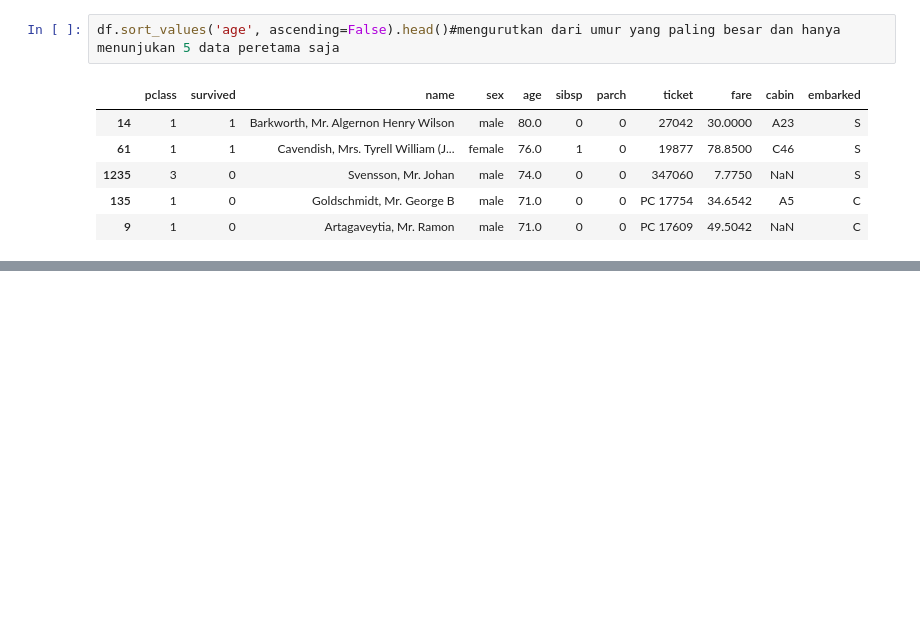
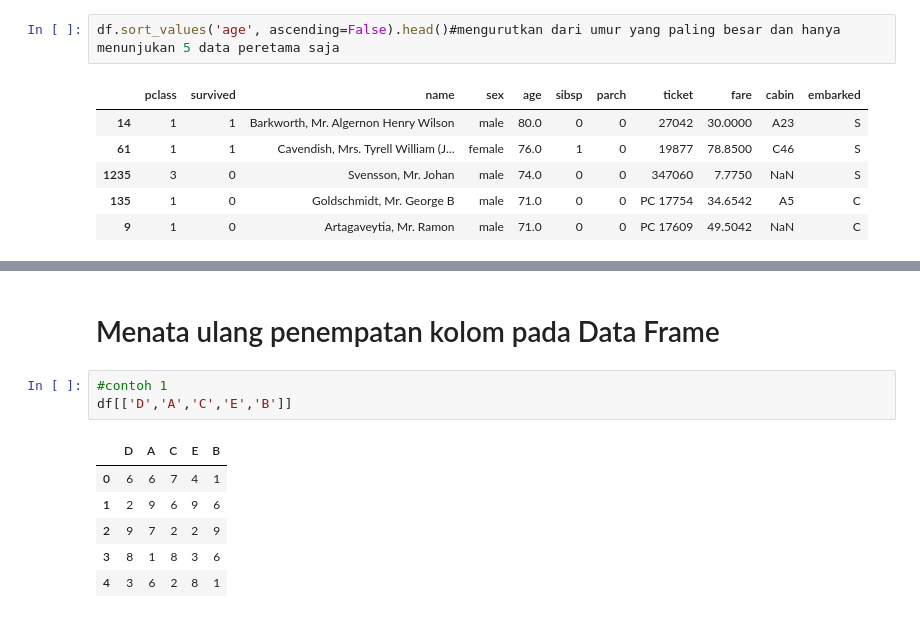
Before and after one commit to MarkvinsonAvatara/Pandas_learn, a Jupyter notebook: PythonPandasLearnWeek__11.ipynb, the cells around one changed output, grey strips where cells are left out. Saved outputs shown, nothing was run; the diff lists cells and outputs as text; blank space fills up the shorter version.

```diff
--- a/PythonPandasLearnWeek__11.ipynb
+++ b/PythonPandasLearnWeek__11.ipynb
@@ -109,0 +219,12 @@ df.sort_values(['survived', 'age']).head()#mengurutkan dari survied yang paling
+# %% [markdown]
+# Menata ulang penempatan kolom pada Data Frame
+# %%
+#contoh 1
+df[['D','A','C','E','B']]
+# %% [output]
+|  | D | A | C | E | B |
+| 0 | 6 | 6 | 7 | 4 | 1 |
+| 1 | 2 | 9 | 6 | 9 | 6 |
+| 2 | 9 | 7 | 2 | 2 | 9 |
+| 3 | 8 | 1 | 8 | 3 | 6 |
+| 4 | 3 | 6 | 2 | 8 | 1 |
```
Also changed, not shown: parts of 15 cells of this notebook.
